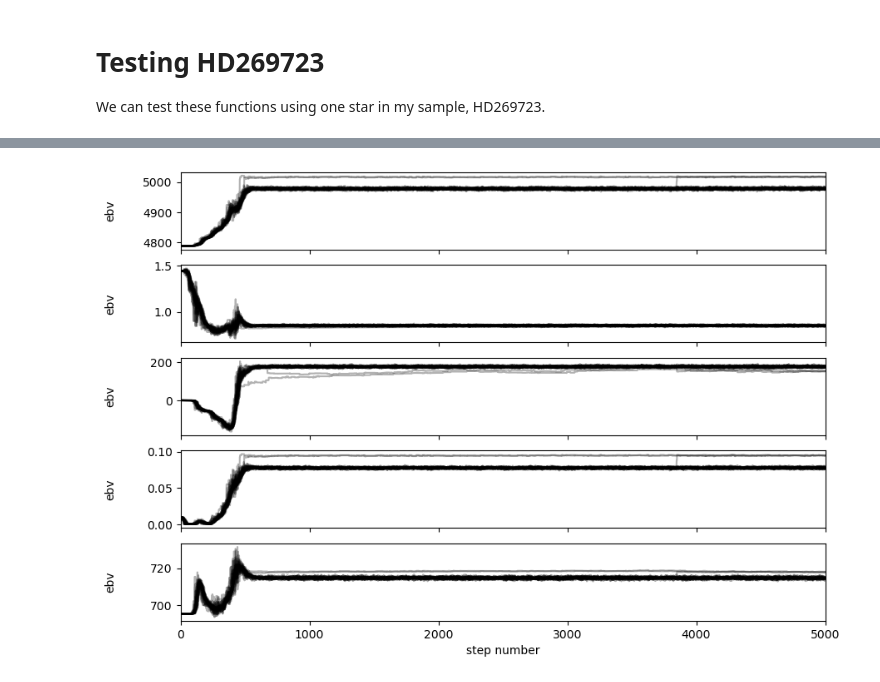
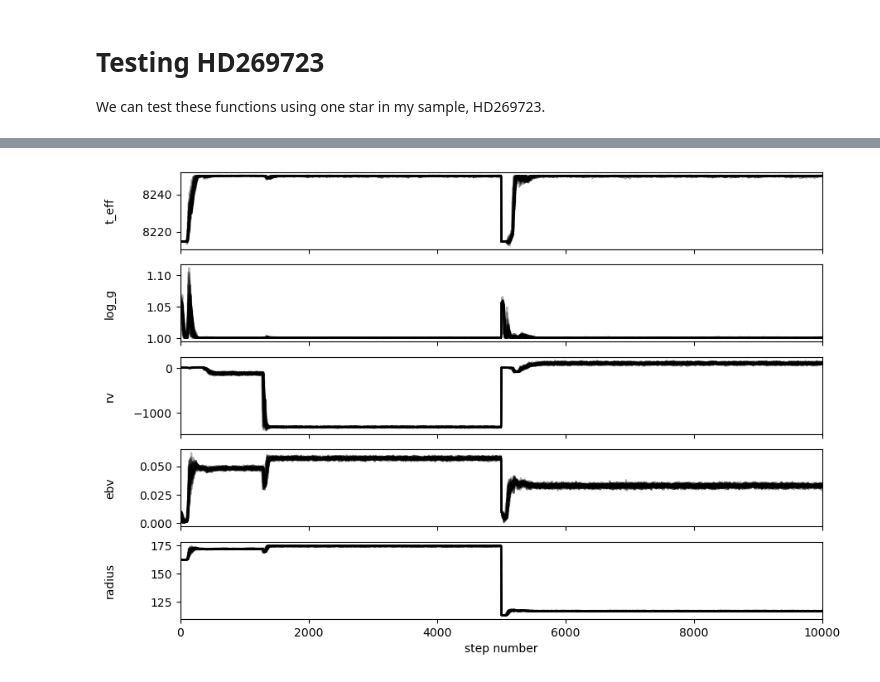
Before and after one commit to kaitlynchen1/yellow-supergiant-spectra, a Jupyter notebook: posterior predictive plots.ipynb, the cells around one changed output, grey strips where cells are left out. Drawn from its saved outputs; the diff is of its cells as text; code cells hidden in the pictures.

```diff
--- a/posterior predictive plots.ipynb
+++ b/posterior predictive plots.ipynb
@@ -176,7 +192,7 @@ def trace(i):
     """
     Makes trace graph based on the emcee run in the index i of the 'mcfiles_sorted' array
     """
-    reader = emcee.backends.HDFBackend('/Users/kchen/FYPS/' + mcfiles_sorted[i], name='rv_prior')
+    reader = emcee.backends.HDFBackend('/Users/kchen/FYPS/' + mcfiles_sorted[i], name='rv_noise_prior')
     #discard first 1000 points where it's converging
     samples = reader.get_chain()
 
@@ -185,9 +201,9 @@ def trace(i):
     labels = ["t_eff", "log_g", "rv", "ebv", "radius"]
     for j in range(5):
         ax = axes[j]
-        ax.plot(samples[:, :, j], "k", alpha=0.3)
+        ax.plot(nfsamples[:, :, j], "k", alpha=0.3)
         ax.set_xlim(0, len(nfsamples))
-        ax.set_ylabel(labels[i])
+        ax.set_ylabel(labels[j])
         ax.yaxis.set_label_coords(-0.1, 0.5)
 
     axes[-1].set_xlabel("step number");
@@ -224,5 +256,5 @@ cornerplot(3) # woah multi modal!
 # %%
-trace(3)
+trace(13)
 # %% [output]
-[figure, old version]
+[figure, new version]
 # %%
```
Also changed, not shown: parts of 12 cells of this notebook, 7 other files.
